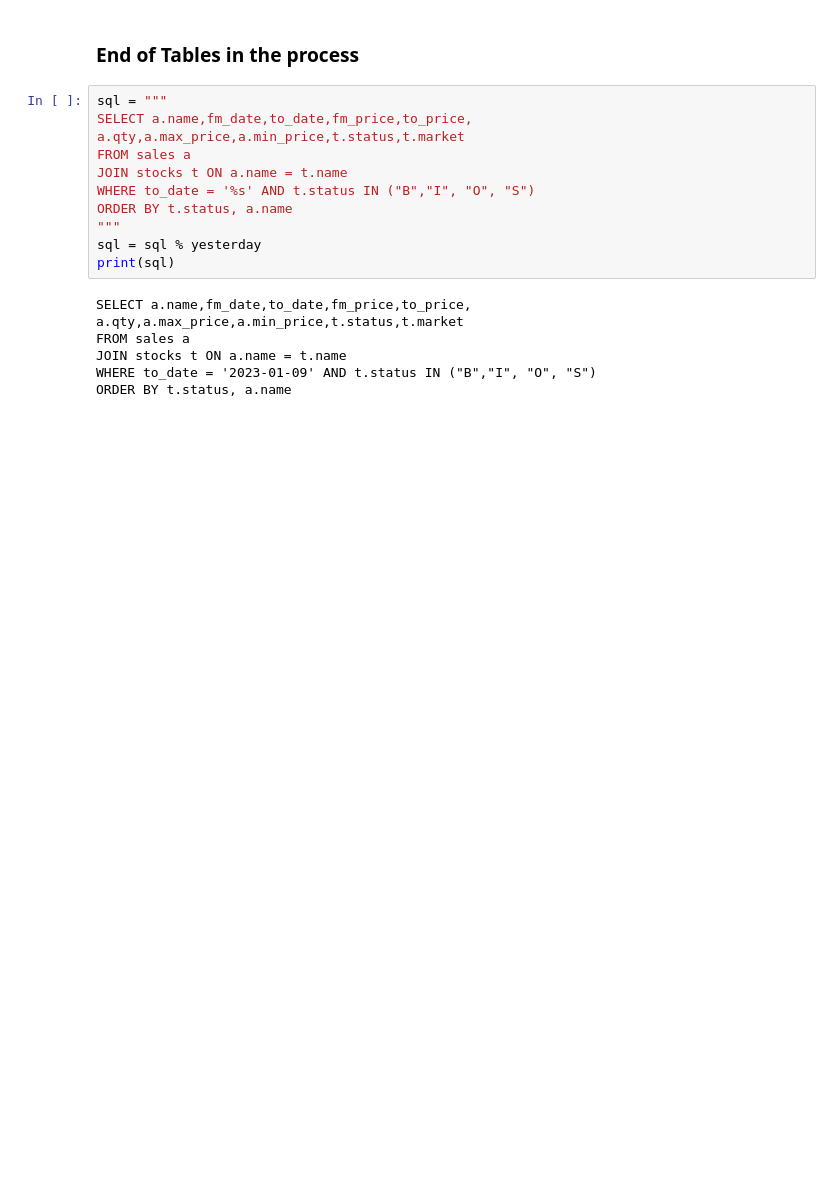
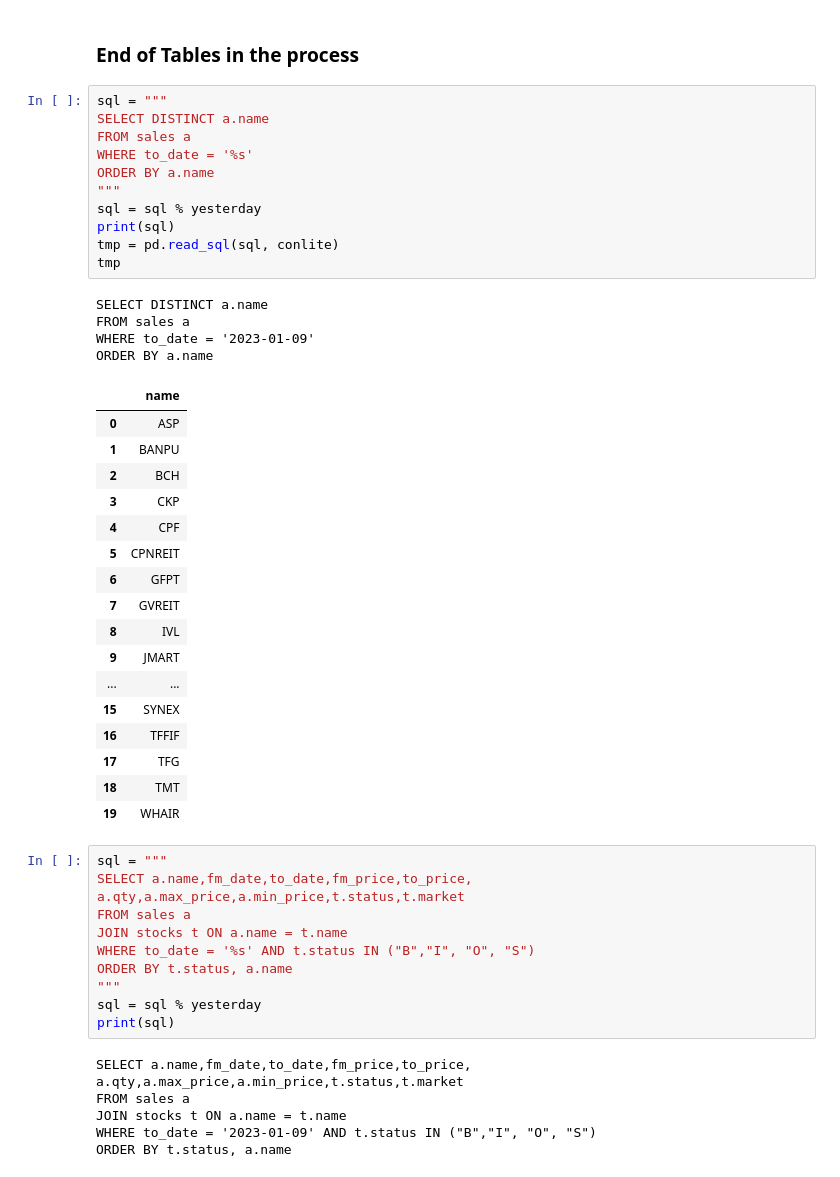
Before and after one commit to santimcs/A7, a Jupyter notebook: Daily/010-Morning Process.ipynb, the cells around one changed output. Saved outputs shown, nothing was run; the diff lists cells and outputs as text; blank space fills up the shorter version.

```diff
--- a/Daily/010-Morning Process.ipynb
+++ b/Daily/010-Morning Process.ipynb
@@ -94,5 +94,38 @@ WHERE name = 'TMT'
 # %% [markdown]
 ### End of Tables in the process
+# %%
+sql = """
+SELECT DISTINCT a.name
+FROM sales a
+WHERE to_date = '%s'
+ORDER BY a.name
+"""
+sql = sql % yesterday
+print(sql)
+tmp = pd.read_sql(sql, conlite)
+tmp
+# %% [output]
+SELECT DISTINCT a.name
+FROM sales a
+WHERE to_date = '2023-01-09'
+ORDER BY a.name
+|  | name |
+| 0 | ASP |
+| 1 | BANPU |
+| 2 | BCH |
+| 3 | CKP |
+| 4 | CPF |
+| 5 | CPNREIT |
+| 6 | GFPT |
+| 7 | GVREIT |
+| 8 | IVL |
+| 9 | JMART |
+| ... | ... |
+| 15 | SYNEX |
+| 16 | TFFIF |
+| 17 | TFG |
+| 18 | TMT |
+| 19 | WHAIR |
 # %%
 sql = """
 SELECT a.name,fm_date,to_date,fm_price,to_price,
```
Also changed, not shown: parts of 8 cells of this notebook, 23 other files.
